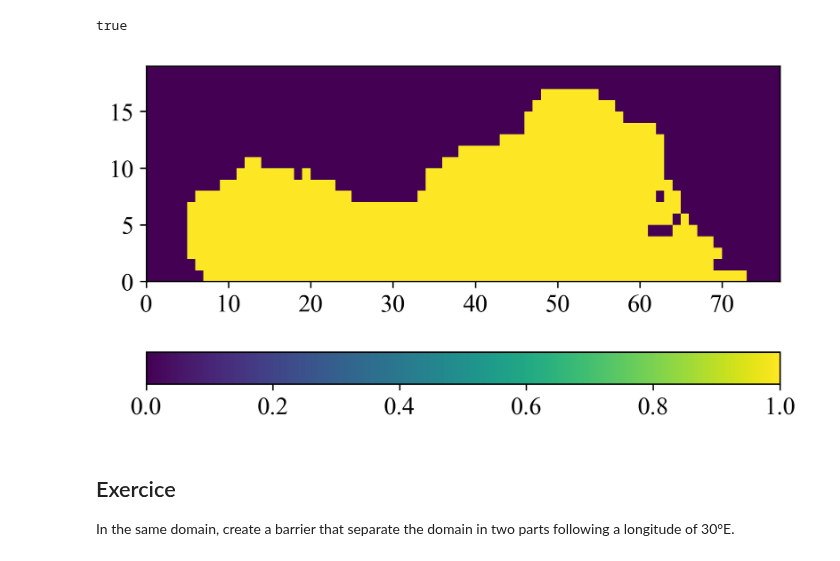
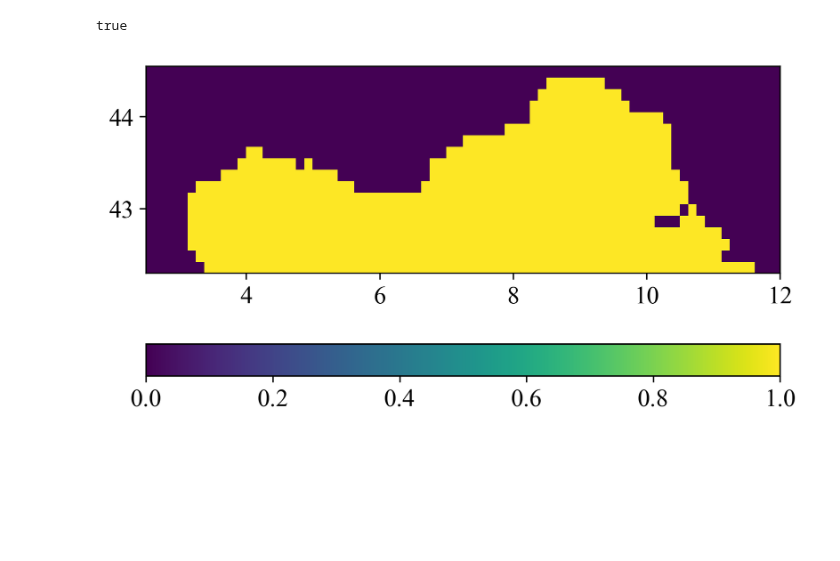
Before and after one commit to gher-uliege/Diva-Workshops, a Jupyter notebook: notebooks/06-topography.ipynb, the cells around one changed output. Saved outputs shown, nothing was run; the diff lists cells and outputs as text; code cells hidden in the pictures; blank space fills up the shorter version.

```diff
--- a/notebooks/06-topography.ipynb
+++ b/notebooks/06-topography.ipynb
@@ -116,2 +111,0 @@ gca()[:set_aspect](1/cos(mean([ylim()...]) * pi/180)) # fixes the aspect ratio
-# %%
-mask[63,8,:] = false
@@ -127,12 +131,11 @@ gca()[:set_aspect](1/cos(43.5 * pi/180))
 # %%
-mask[48:59,1:10,:] = true
+mask_copy = copy(mask);
+mask_copy[48:59,1:10,:] = true
 # %% [output]
 true
 # %%
-pcolor(Float64.(mask[:,:,1])'); colorbar(orientation="horizontal")
-gca()[:set_aspect](1/cos(43.5 * pi/180))
+pcolor(bx, by, Float64.(mask_copy[:,:,1])');
+colorbar(orientation="horizontal")
+gca()[:set_aspect](1/cos(mean([ylim()...]) * pi/180))
 # %% [output]
-[figure, old version]
+[figure, new version]
-# %% [markdown]
-## Exercice
-In the same domain, create a barrier that separate the domain in two parts following a longitude of 30°E.
```
Also changed, not shown: parts of 12 cells of this notebook.
